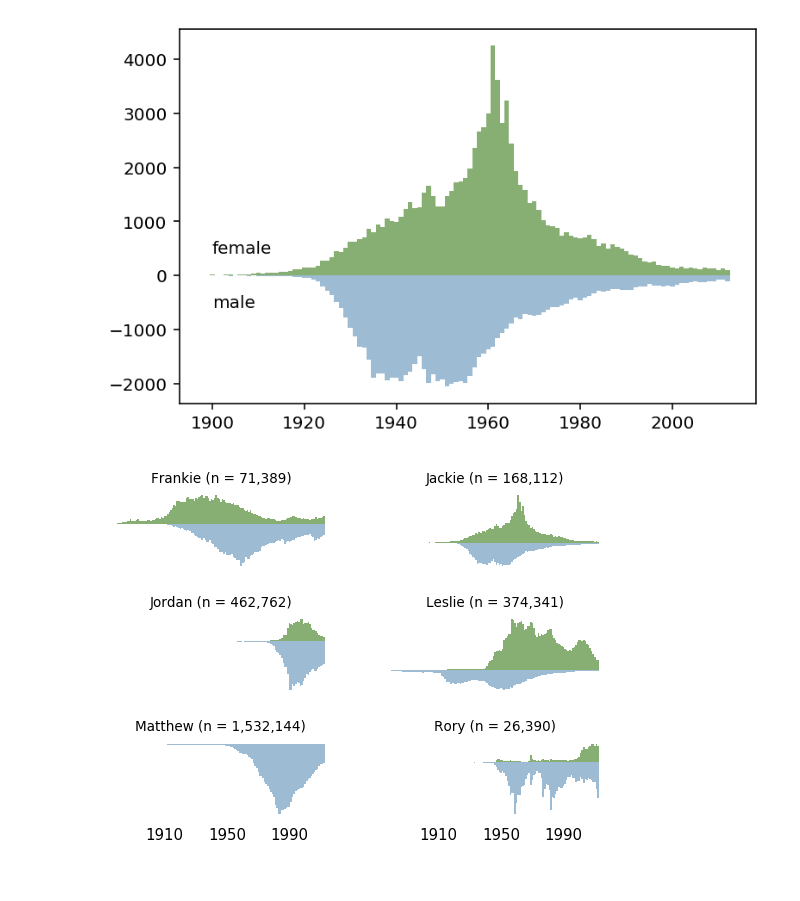
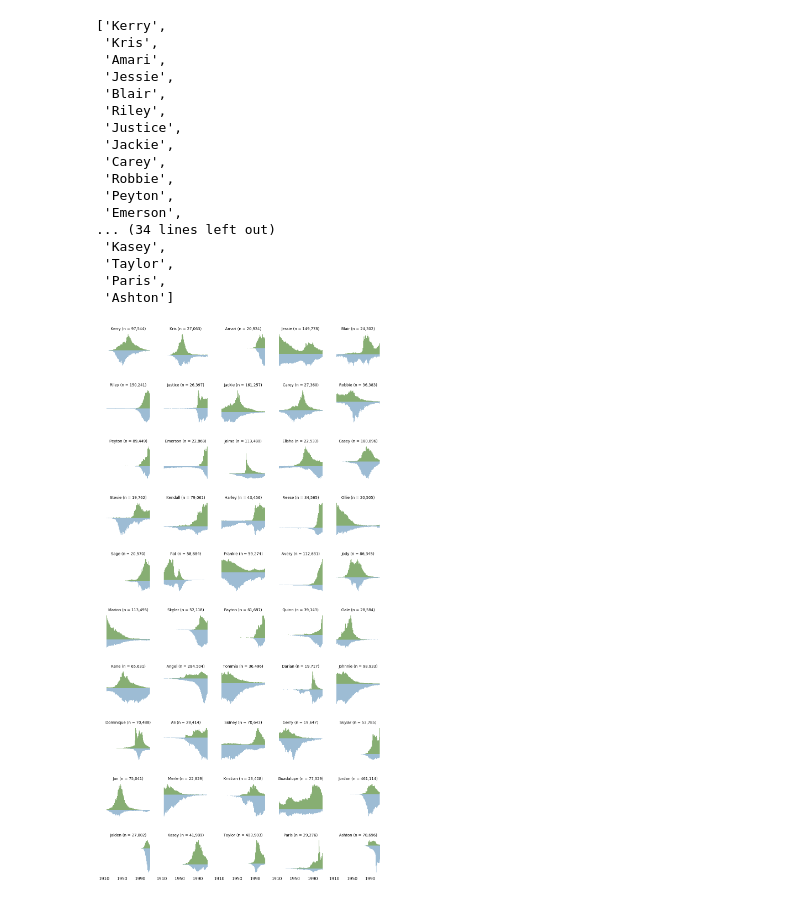
Before and after one commit to vaneseltine/impute-gender, a Jupyter notebook: overtime.ipynb, the cells around one changed output. Cells and saved outputs as stored; diff of their text form; code cells hidden in the pictures.

Commit message:
Notebook identifies most populous/most androgynous names

```diff
--- a/overtime.ipynb
+++ b/overtime.ipynb
@@ -23,0 +24,6 @@ plotnames = ['Frankie', 'Jackie', 'Jordan', 'Leslie']
+# %%
+ldata['all'] = ldata['F'] + ldata['M']
+byname = ldata.groupby('Name').sum().reset_index().sort_values('all', ascending=False)
+# %%
+byname['diff'] = abs(byname['F'] - byname['M'])
+byname.head(100)
@@ -24,21 +44,45 @@ plotnames = ['Frankie', 'Jackie', 'Jordan', 'Leslie']
+# %%
+smalldiffs = byname[:1500].copy()
+smalldiffs['score'] = smalldiffs['diff'] / smalldiffs['all']
+smalldiffs = smalldiffs.sort_values('score', ascending=True)
+smalldiffs[:30]
+
+ambig = list(smalldiffs[:50]['Name'])
+ambig
+# %% [output]
+['Kerry',
+ 'Kris',
+ 'Amari',
+ 'Jessie',
+ 'Blair',
+ 'Riley',
+ 'Justice',
+ 'Jackie',
+ 'Carey',
+ 'Robbie',
+ 'Peyton',
+ 'Emerson',
+... (34 lines left out)
+ 'Kasey',
+ 'Taylor',
+ 'Paris',
+ 'Ashton']
 # %%
-plotname = 'Jackie'
-fem = np.array(ldata[ldata['Name'] == plotname]['F'])
-mal = np.array(ldata[ldata['Name'] == plotname]['M'])
-years = np.array(ldata[ldata['Name'] == plotname]['Year'])
-plt.bar(years, fem, color = 'xkcd:sage', width = 1)
-plt.bar(years, -mal, color = 'xkcd:light grey blue', width = 1)
+# plotname = 'Jackie'
+# fem = np.array(ldata[ldata['Name'] == plotname]['F'])
+# mal = np.array(ldata[ldata['Name'] == plotname]['M'])
+# years = np.array(ldata[ldata['Name'] == plotname]['Year'])
+# plt.bar(years, fem, color = 'xkcd:sage', width = 1)
+# plt.bar(years, -mal, color = 'xkcd:light grey blue', width = 1)
 
-plt.text(1900, 500, 'female', horizontalalignment='left', verticalalignment='center')
-plt.text(1900, -500, 'male', horizontalalignment='left', verticalalignment='center')
+# plt.text(1900, 500, 'female', horizontalalignment='left', verticalalignment='center')
+# plt.text(1900, -500, 'male', horizontalalignment='left', verticalalignment='center')
 
-plt.show()
+# plt.show()
-# %% [output]
-[figure, removed]
 # %%
-plot_rows = 3
-plot_cols = 2
-fig, axes = plt.subplots(
+plot_rows = 10
+plot_cols = 5
+small_multiples_fig, axes = plt.subplots(
     plot_rows,
     plot_cols,
     subplot_kw=dict(),
@@ -46,41 +90,40 @@ fig, axes = plt.subplots(
     facecolor='w'
 )
 # https://stackoverflow.com/questions/20057260/
-fig.subplots_adjust(
+small_multiples_fig.subplots_adjust(
     hspace=0.6,
     wspace=0.2
 )
 
-plotnames_iter = iter(['Frankie', 'Jackie', 'Jordan', 'Leslie', 'Matthew',
-                      'Rory'])
+plotnames_iter = iter(ambig)
 for subrow in range(plot_rows):
     for subcol in range(plot_cols):
         plotname = next(plotnames_iter)
 
         fem = np.array(ldata[ldata['Name'] == plotname]['F'])
         mal = np.array(ldata[ldata['Name'] == plotname]['M'])
         years = np.array(ldata[ldata['Name'] == plotname]['Year'])
 
         ax = axes[subrow, subcol]
         ax.bar(years, fem, color = 'xkcd:sage', width = 1)
         ax.bar(years, -mal, color = 'xkcd:light grey blue', width = 1)
         ax.set_title(
             f'{plotname} (n = {fem.sum() + mal.sum():,})',
             fontsize=9
         )
 
 #         ax.get_yaxis().set_major_formatter(
 #             matplotlib.ticker.FuncFormatter(
 #                 lambda x, p: format(abs(int(x)), ',')
 #             )
 #         )
         # https://stackoverflow.com/questions/2176424/
         ax.get_yaxis().set_visible(False)
         ax.get_xaxis().set_ticks([1910, 1950, 1990])
         [s.set_visible(False) for s in ax.spines.values()]
         [t.set_visible(False) for t in ax.get_xticklines()]
 #         [t.set_visible(False) for t in ax.get_yticklines()]
 
-# fig.show() #  ipython autodisplays
+# small_multiples_fig.show() #  ipython autodisplays
 # %% [output]
-[figure, old version]
+[figure, new version]
```
Also changed, not shown: parts of 4 cells of this notebook.
